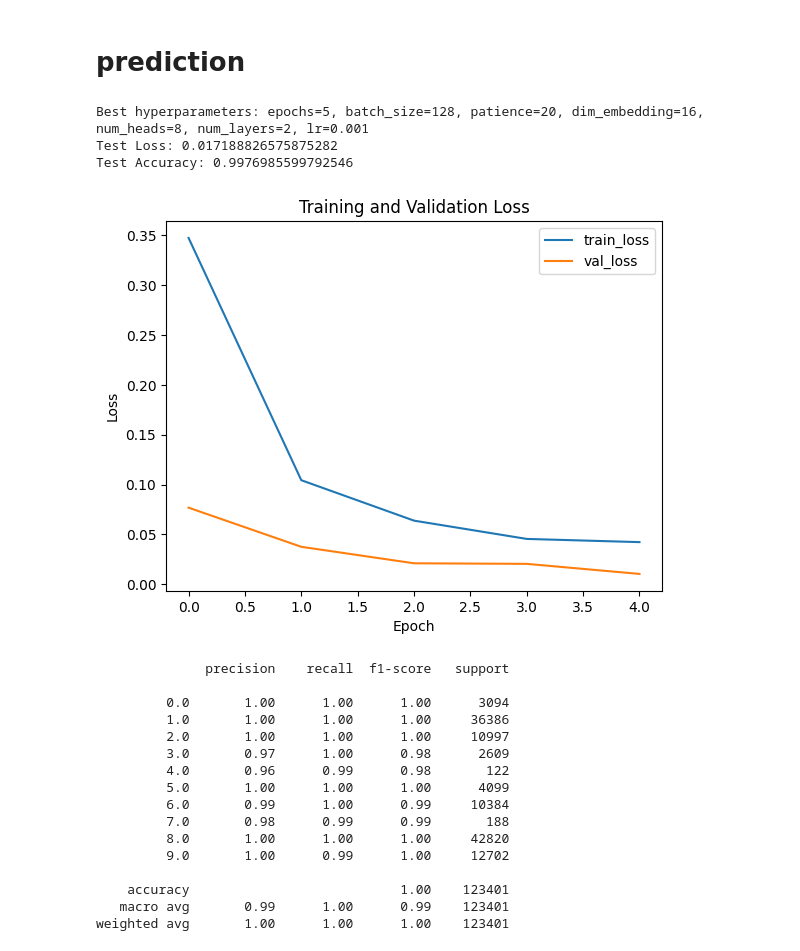
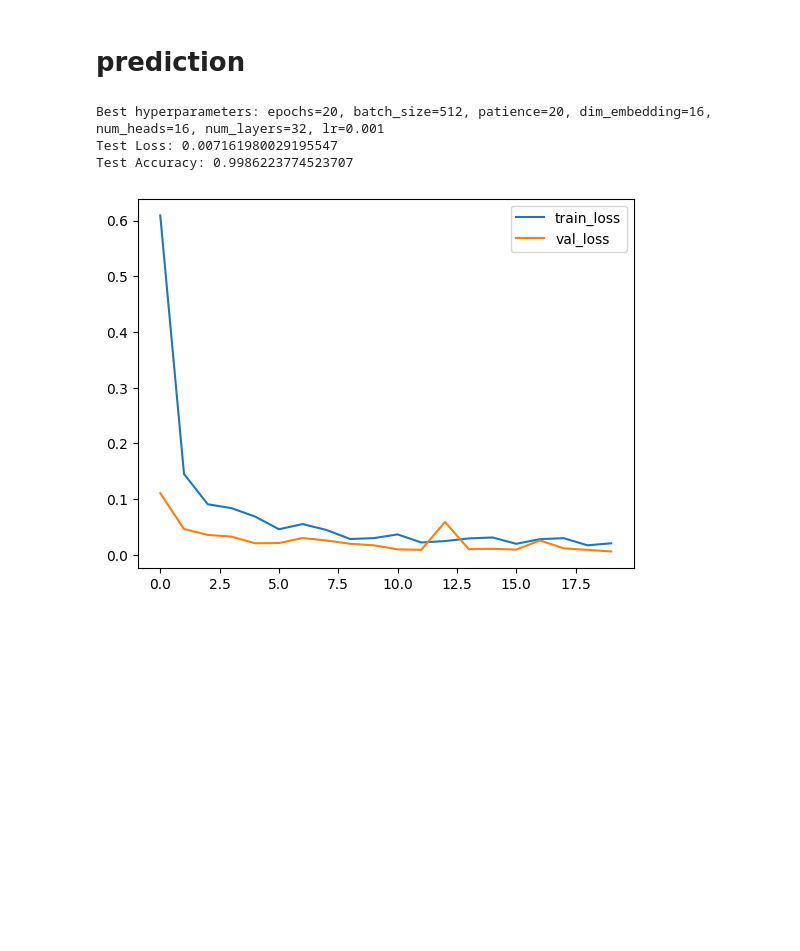
Before and after one commit to benzebra/data-analytics, a Jupyter notebook: TRAIN/tabTransformer.ipynb, the cells around one changed output. Cells and saved outputs as stored; diff of their text form; code cells hidden in the pictures; blank space fills up the shorter version.

```diff
--- a/TRAIN/tabTransformer.ipynb
+++ b/TRAIN/tabTransformer.ipynb
@@ -230,10 +241,10 @@ print(class_weights)
 # %% [markdown]
 # hp configuration
 # %%
-nums_epochs = [20,30]
+nums_epochs = [10,20]
 batch_sizes = [256,512]
 patience = [10,20]
-dim_embedding = [16]
+dim_embedding = [16,32]
 num_heads = [8,16]
 num_layers = [16,32]
 learning_rate = [0.001]
@@ -254,7 +265,7 @@ for epochs, batch_size, patience_, dim_embedding_, num_heads_, num_layers_, lr i
     print(f'Iteration {current_iter+1}/{n_comb} - Hyperparameters: epochs={epochs}, batch_size={batch_size}, patience={patience_}, dim_embedding={dim_embedding_}, num_heads={num_heads_}, num_layers={num_layers_}, lr={lr}')
     train_loader = torch.utils.data.DataLoader(torch.utils.data.TensorDataset(X_train_tensor, y_train_tensor), batch_size=batch_size, drop_last=True)
 
-    model = TabTransformer(num_feature, num_classes).to(device)
+    model = TabTransformer(num_feature, num_classes).to(torch.device('cuda'))
     optimizer = torch.optim.AdamW(model.parameters(), lr=lr)
     scheduler = torch.optim.lr_scheduler.StepLR(optimizer, step_size=10, gamma=0.9)
 
@@ -264,12 +275,9 @@ for epochs, batch_size, patience_, dim_embedding_, num_heads_, num_layers_, lr i
         best_loss = val_loss
         best_model = copy.deepcopy(model)
         best_hyperparameters = f"epochs={epochs}, batch_size={batch_size}, patience={patience_}, dim_embedding={dim_embedding_}, num_heads={num_heads_}, num_layers={num_layers_}, lr={lr}"
+
     print(f'Hyperparameters: epochs={epochs}, batch_size={batch_size}, patience={patience_}, dim_embedding={dim_embedding_}, num_heads={num_heads_}, num_layers={num_layers_}, lr={lr}')
     print(f'Validation Loss: {val_loss}')
+
     current_iter += 1
-
-print(f'Best hyperparameters: {best_hyperparameters}')
-
-#save model
-torch.save(best_model.state_dict(), 'best_tabtransformer.pth')
 # %% [output]
@@ -283,50 +303,21 @@ Compile with `TORCH_USE_CUDA_DSA` to enable device-side assertions.
 # %%
 test_loss, y_pred, y_true = test_model(best_model, criterion, test_loader)
 y_pred = torch.argmax(y_pred, dim=1)
 print(f'Best hyperparameters: {best_hyperparameters}')
+# save it in a txt file
+with open('best_hyperparameters.txt', 'w') as f:
+    f.write(f'Best hyperparameters: {best_hyperparameters}')
 print(f'Test Loss: {test_loss}')
+#convert the tensor to numpy array andc calculate the accuracy
+y_true = y_true.cpu()
+y_pred = y_pred.cpu()
 print(f'Test Accuracy: {accuracy_score(y_true.detach().numpy(), y_pred.detach().numpy())}')
 plt.plot(loss_history, label='train_loss')
 plt.plot(val_loss_history, label='val_loss')
-#put some labels on x and y axis
-plt.xlabel('Epoch')
-plt.ylabel('Loss')
-plt.title('Training and Validation Loss')
 plt.legend()
 plt.show()
-
-#compute the classficication report
-from sklearn.metrics import classification_report
-target_names = [str(cls) for cls in le.classes_]
-print(classification_report(y_test, y_pred, target_names=target_names))
-
-#compute the confusion matrix
-from sklearn.metrics import confusion_matrix, ConfusionMatrixDisplay
-
-import seaborn as sns
-import matplotlib.pyplot as plt
-cm = confusion_matrix(y_test, y_pred)
-disp = ConfusionMatrixDisplay(confusion_matrix=cm, display_labels=target_names)
-disp.plot()
-plt.show()
 # %% [output]
-Best hyperparameters: epochs=5, batch_size=128, patience=20, dim_embedding=16, num_heads=8, num_layers=2, lr=0.001
-Test Loss: 0.017188826575875282
-Test Accuracy: 0.9976985599792546
+Best hyperparameters: epochs=20, batch_size=512, patience=20, dim_embedding=16, num_heads=16, num_layers=32, lr=0.001
+Test Loss: 0.007161980029195547
+Test Accuracy: 0.9986223774523707
-[figure, old version]
+[figure, new version]
-              precision    recall  f1-score   support
-
-         0.0       1.00      1.00      1.00      3094
-         1.0       1.00      1.00      1.00     36386
-         2.0       1.00      1.00      1.00     10997
-         3.0       0.97      1.00      0.98      2609
-         4.0       0.96      0.99      0.98       122
-         5.0       1.00      1.00      1.00      4099
-         6.0       0.99      1.00      0.99     10384
-         7.0       0.98      0.99      0.99       188
-         8.0       1.00      1.00      1.00     42820
-         9.0       1.00      0.99      1.00     12702
-
-    accuracy                           1.00    123401
-   macro avg       0.99      1.00      0.99    123401
-weighted avg       1.00      1.00      1.00    123401
```
Also changed, not shown: parts of 6 cells of this notebook, 12 other files.
